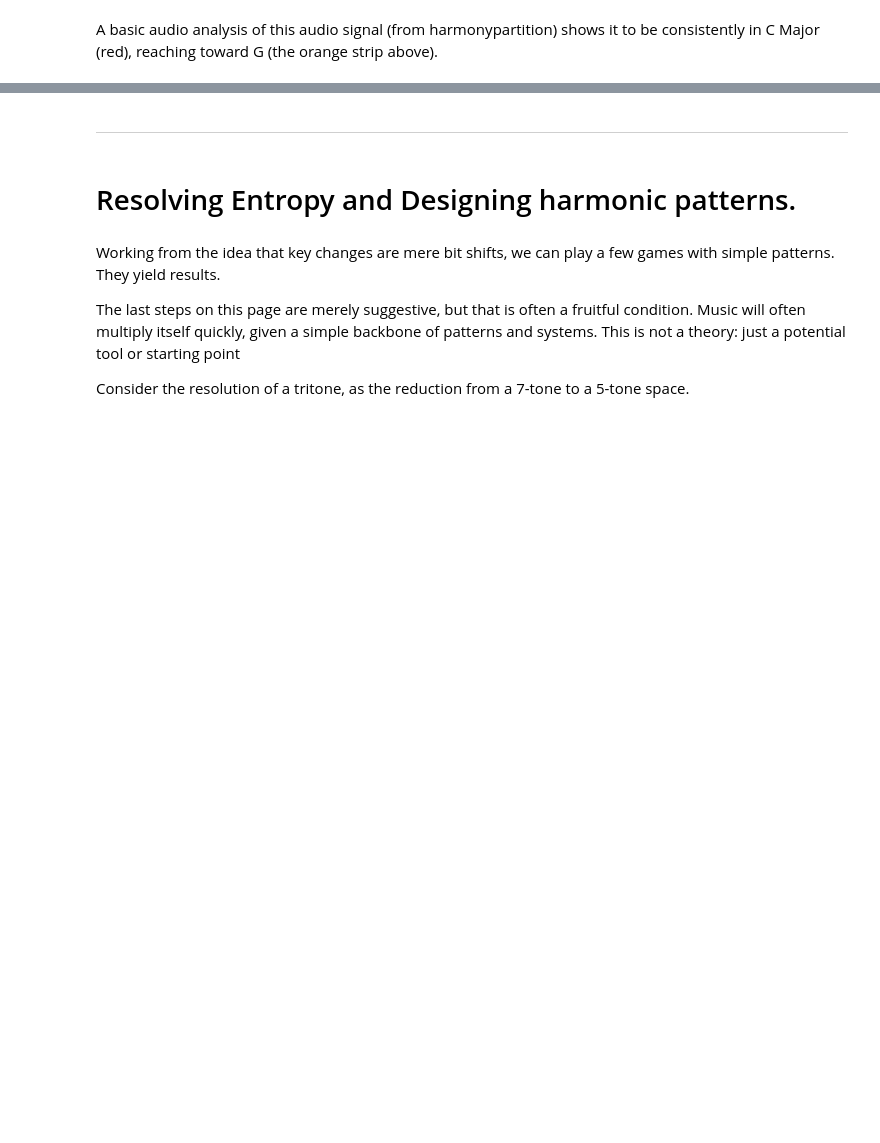
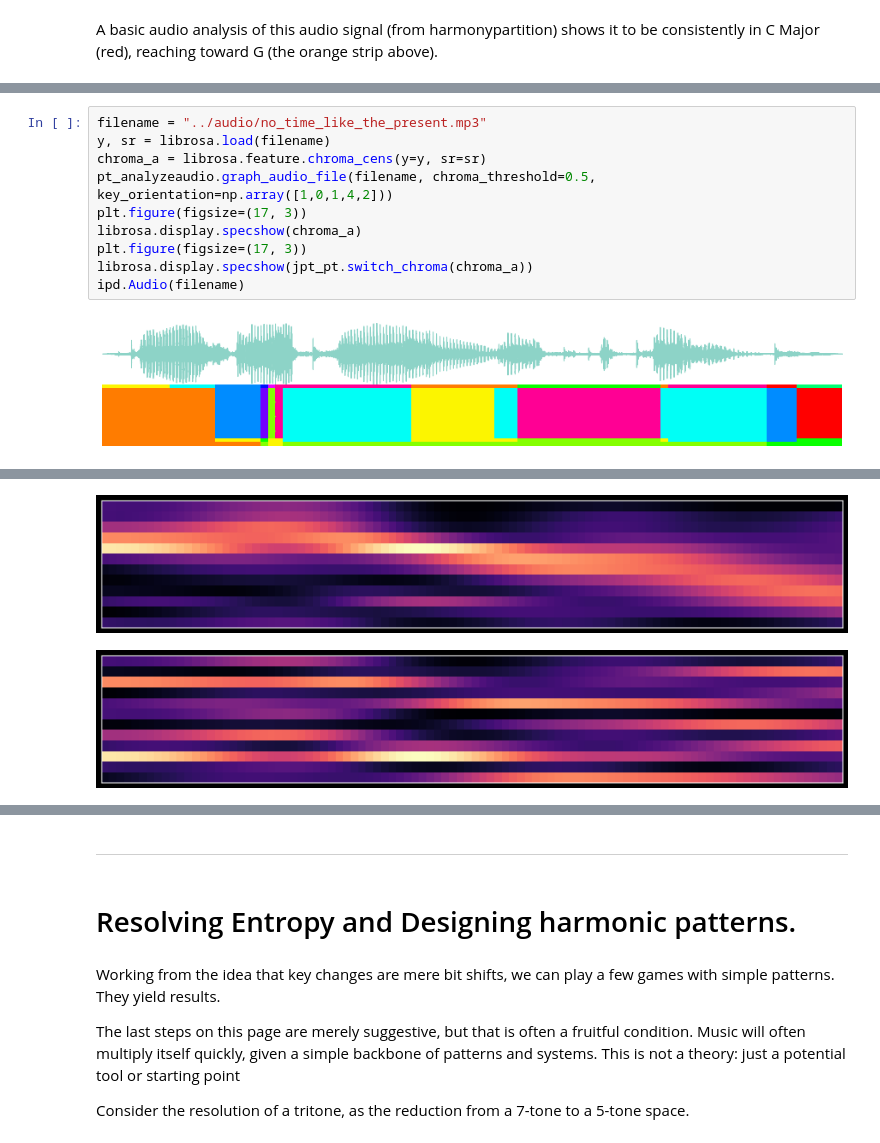
Before and after one commit to timsum/harmonypartition, a Jupyter notebook: jup/Chapter_2b_Fifths_as_Audible_Order.ipynb, the cells around one changed output, grey strips where cells are left out. Saved outputs shown, nothing was run; the diff lists cells and outputs as text; blank space fills up the shorter version.

```diff
--- a/jup/Chapter_2b_Fifths_as_Audible_Order.ipynb
+++ b/jup/Chapter_2b_Fifths_as_Audible_Order.ipynb
@@ -57,0 +67,12 @@ pt_analyzeaudio.graph_audio_file(filename, chroma_threshold=0.5, key_orientation
+# %%
+filename = "../audio/no_time_like_the_present.mp3"
+y, sr = librosa.load(filename)
+chroma_a = librosa.feature.chroma_cens(y=y, sr=sr)
+pt_analyzeaudio.graph_audio_file(filename, chroma_threshold=0.5, key_orientation=np.array([1,0,1,4,2]))
+plt.figure(figsize=(17, 3))
+librosa.display.specshow(chroma_a)
+plt.figure(figsize=(17, 3))
+librosa.display.specshow(jpt_pt.switch_chroma(chroma_a))
+ipd.Audio(filename)
+# %% [output]
+[figure, added]
@@ -57,0 +80,2 @@ pt_analyzeaudio.graph_audio_file(filename, chroma_threshold=0.5, key_orientation
+[figure, added]
+[figure, added]
```
Also changed, not shown: parts of 9 cells of this notebook, 4 other files.
